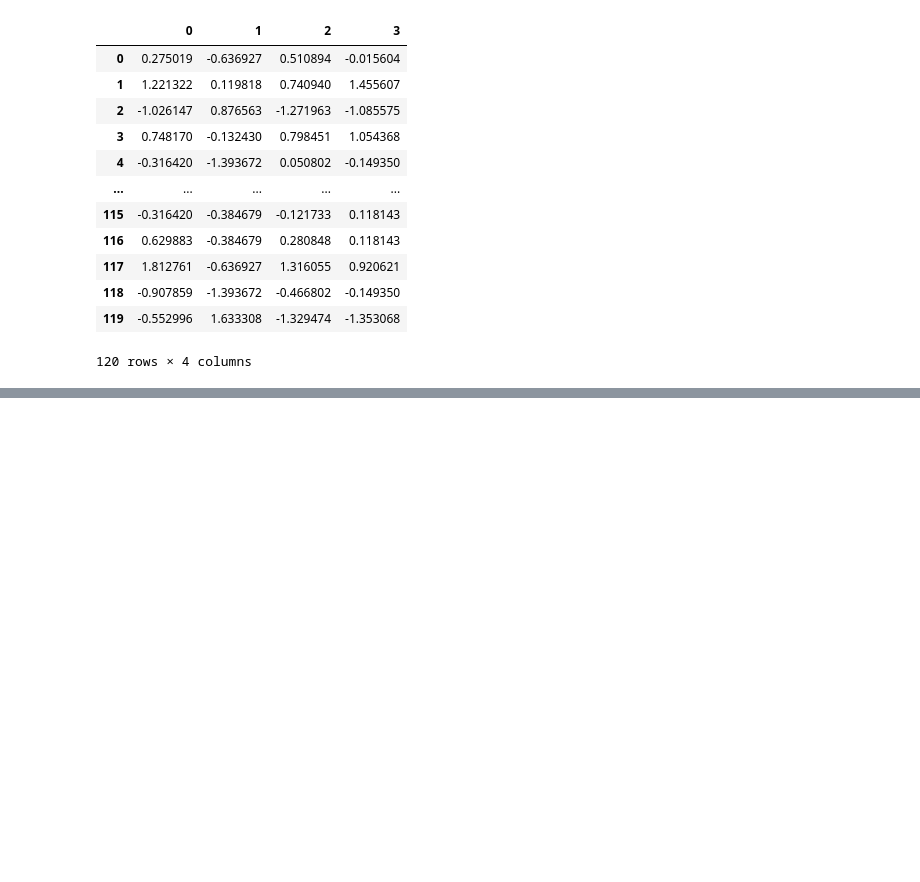
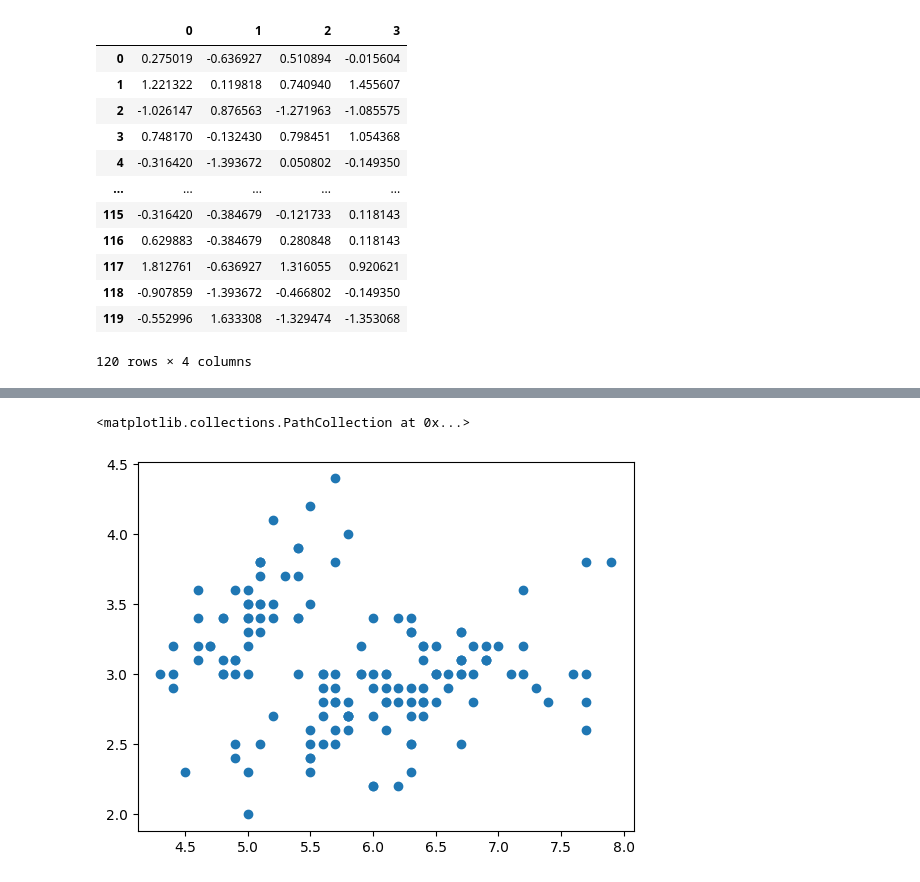
Before and after one commit to ReubenReny03/MLT_exp, a Jupyter notebook: 2_FEATURE SELECTION AND FEATURE EXTRACTION/play.ipynb, the cells around one changed output, grey strips where cells are left out. Cells and saved outputs as stored; diff of their text form; code cells hidden in the pictures; blank space fills up the shorter version.

```diff
--- a/2_FEATURE SELECTION AND FEATURE EXTRACTION/play.ipynb
+++ b/2_FEATURE SELECTION AND FEATURE EXTRACTION/play.ipynb
@@ -78,0 +183,9 @@ df
+# %%
+df = pd.read_csv("iris.csv")
+# %%
+X = df[['sepal.length']]
+Y = df[['sepal.width']]
+plt.scatter(X,Y)
+# %% [output]
+<matplotlib.collections.PathCollection at 0x...>
+[figure, added]
```
Also changed, not shown: parts of 21 cells of this notebook.
